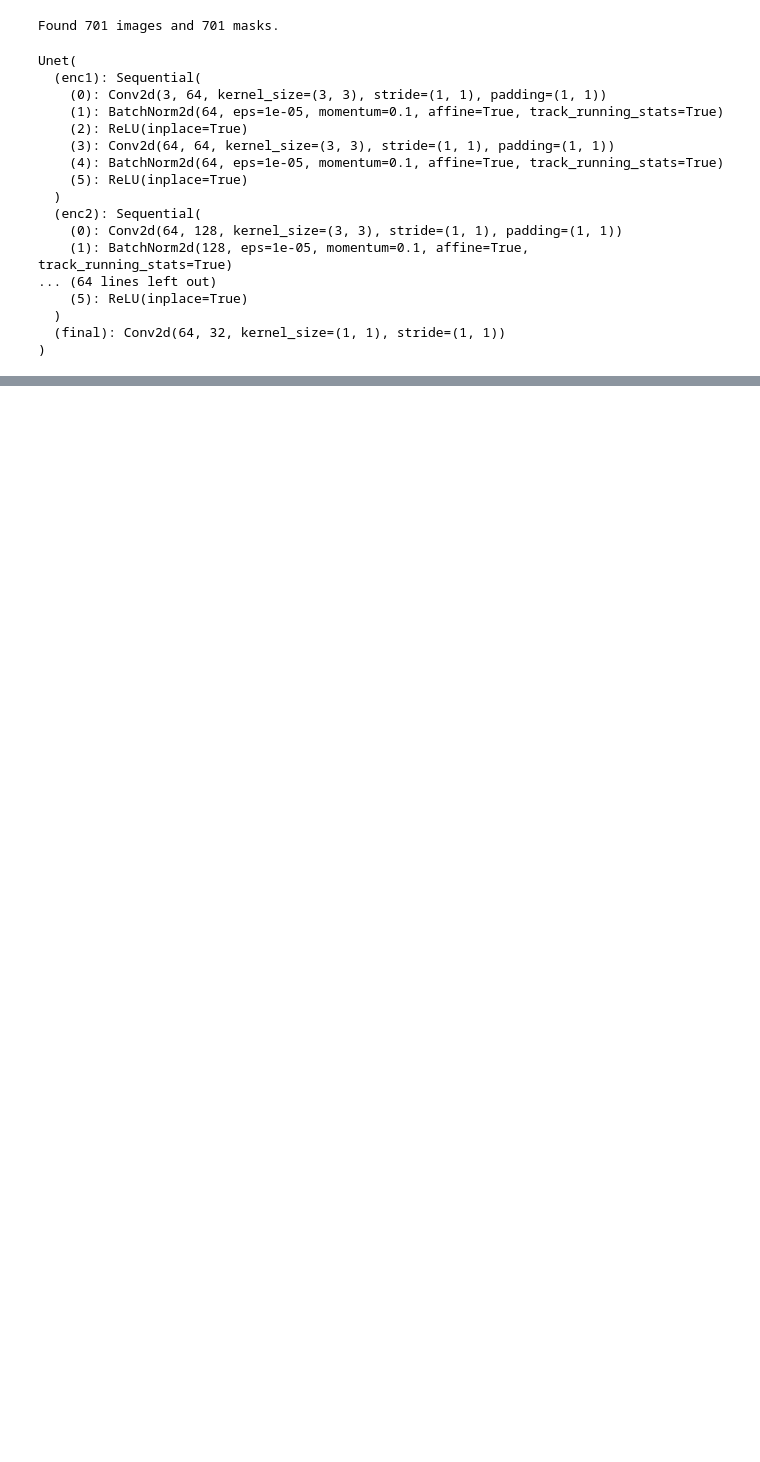
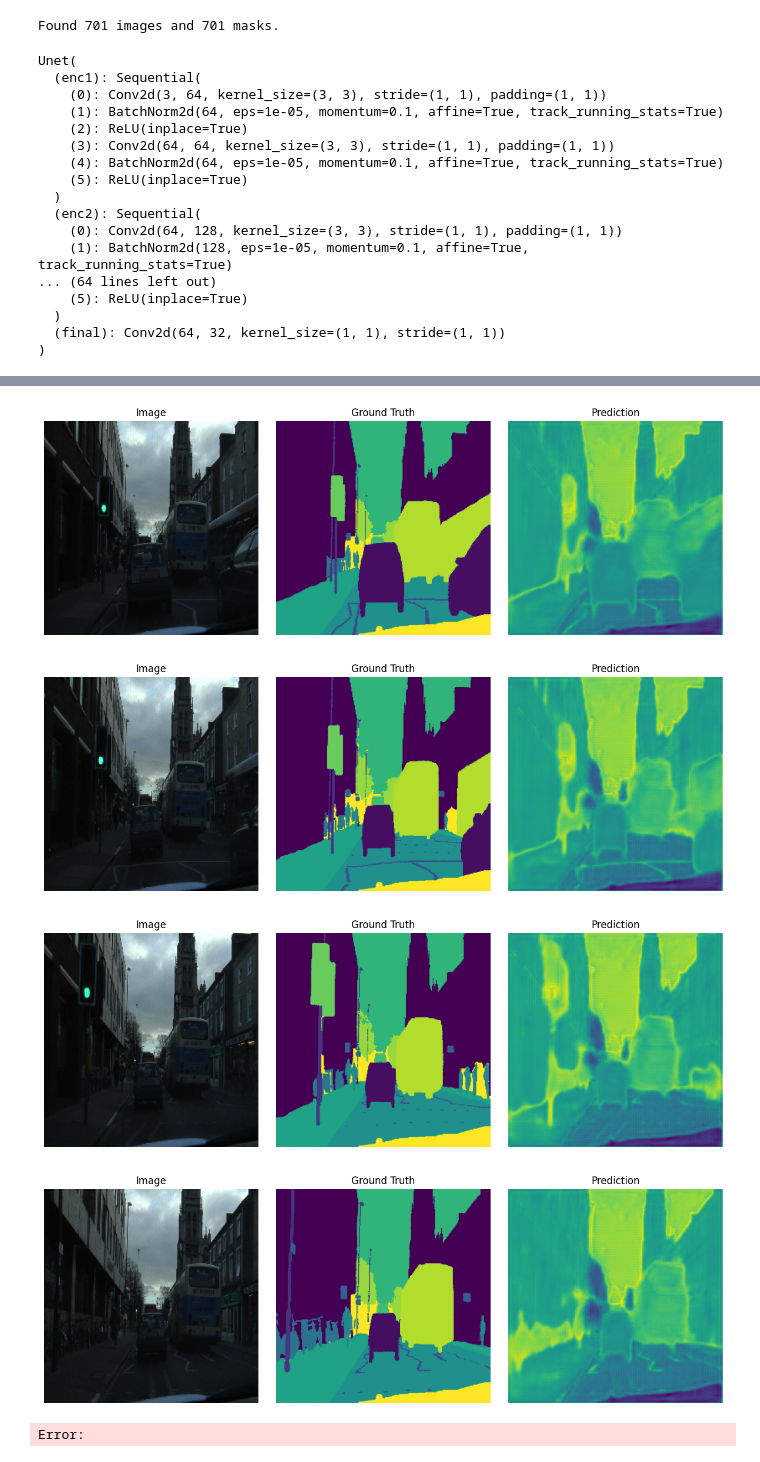
Before and after one commit to Miju-Ahmed/Deep_Learning, a Jupyter notebook: Assignment/Assignment_8/Problem_1.ipynb, the cells around one changed output, grey strips where cells are left out. Cells and saved outputs as stored; diff of their text form; code cells hidden in the pictures; blank space fills up the shorter version.

```diff
--- a/Assignment/Assignment_8/Problem_1.ipynb
+++ b/Assignment/Assignment_8/Problem_1.ipynb
@@ -45,7 +39,7 @@ mask_paths = sorted(glob(os.path.join(dataset_dir, "camvid", "labels", "*.png"))
 print(f"Found {len(image_paths)} images and {len(mask_paths)} masks.")
 transform = T.Compose([T.ToTensor()])
 dataset = CamVidDataloader(image_paths, mask_paths, transorm= transform)
-dataloader = DataLoader(dataset, batch_size = 2, shuffle=True)
+dataloader = DataLoader(dataset, batch_size = 16, shuffle=True)
 # %% [output]
 Found 701 images and 701 masks.
 # %%
@@ -120,8 +114,8 @@ Unet(
 loss_fn = nn.CrossEntropyLoss()
 optimizer = optim.Adam(model.parameters(), lr=5e-5)
 # %%
-num_epochs = 50
-for epoch in range(50):
+num_epochs = 20
+for epoch in range(num_epochs):
     model.train()
     train_loss = 0
     for img, mask in dataloader:
@@ -135,9 +129,3 @@ for epoch in range(50):
 
         train_loss += loss.item()
     print(f"Epoch { epoch+1}/{num_epochs}, Loss: {train_loss/len(dataloader):.4f}")
-
-model.eval()
-imgs, masks = next(iter(dataloader))
-imgs = imgs.cuda()
-with torch.no_grad():
-    preds = torch.argmax(model(imgs), dim=1).cpu()
@@ -144,13 +159,32 @@ with torch.no_grad():
+# %%
+val_loader = DataLoader(dataset, batch_size=1, shuffle=False)
 # %%
-for i in range(4):
+import matplotlib.pyplot as plt
+img_idx = 0
+for i, (img, mask) in enumerate(val_loader):
+    if i == 4:
+        break
+
+    pred = model(img.to("cuda")).cpu()
+
     fig, axs = plt.subplots(1, 3, figsize=(12, 4))
-    axs[0].imshow(imgs[i].permute(1, 2, 0).cpu())
+
+    axs[0].imshow(img[img_idx].permute(1, 2, 0).cpu())
     axs[0].set_title("Image")
-    axs[1].imshow(masks[i])
+
+    axs[1].imshow(mask[img_idx].squeeze().cpu())
     axs[1].set_title("Ground Truth")
-    axs[2].imshow(preds[i])
+    axs[2].imshow(pred[0, 0].detach().cpu().numpy())
     axs[2].set_title("Prediction")
+
     for ax in axs:
         ax.axis('off')
+
     plt.tight_layout()
     plt.show()
+# %% [output]
+[figure, added]
+[figure, added]
+[figure, added]
+[figure, added]
+Error:
```
Also changed, not shown: parts of 4 cells of this notebook, 3 other files.
